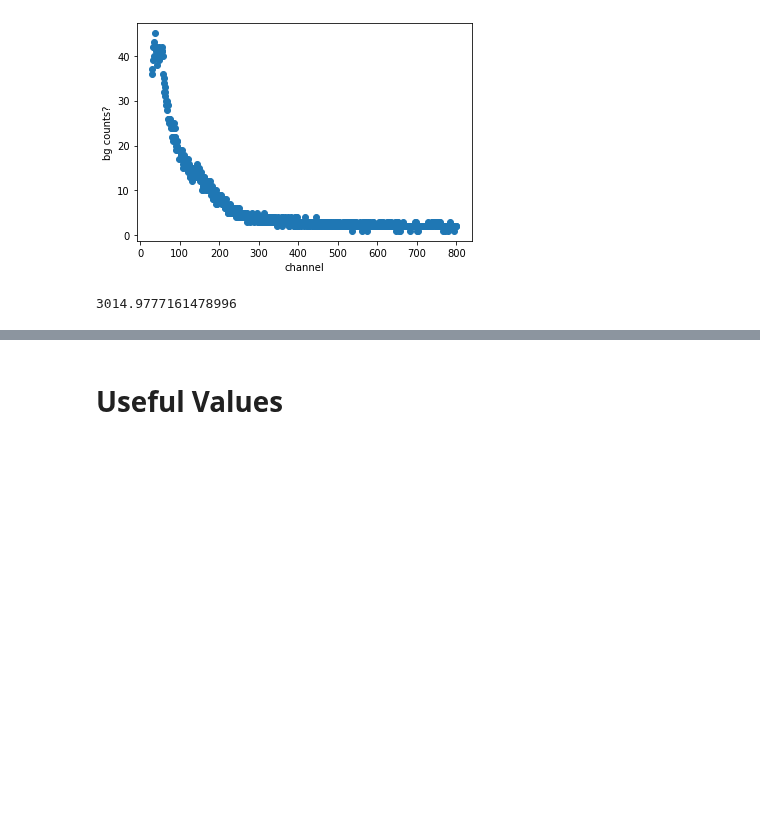
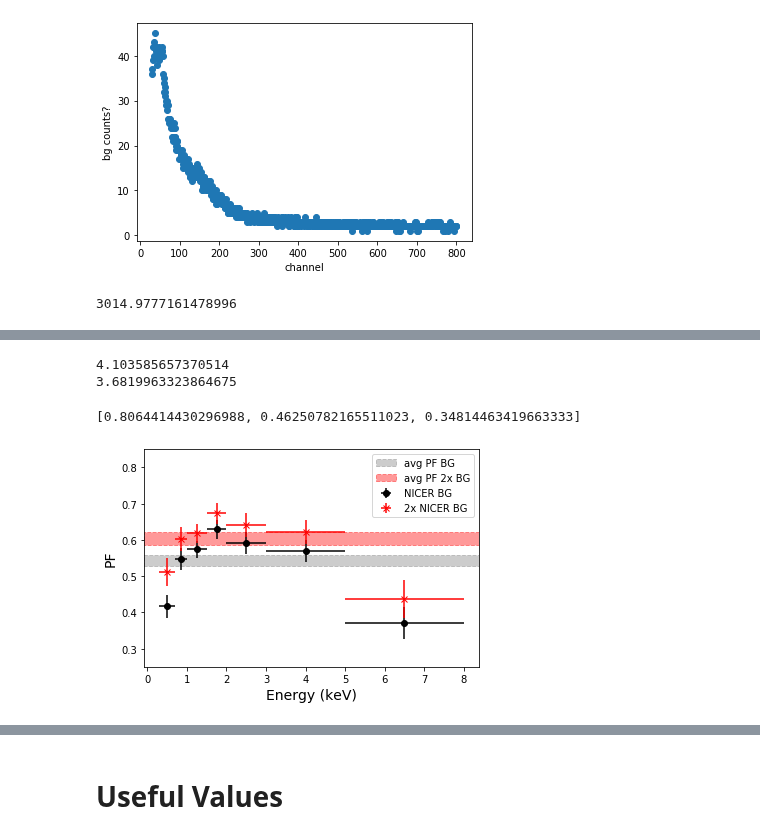
Before and after one commit to lenatreiber/LXP69.5, a Jupyter notebook: newNICER_LXP.ipynb, the cells around one changed output, grey strips where cells are left out. Cells and saved outputs as stored; diff of their text form; code cells hidden in the pictures; blank space fills up the shorter version.

```diff
--- a/newNICER_LXP.ipynb
+++ b/newNICER_LXP.ipynb
@@ -596,0 +340,5 @@ ep3pfnr_g
+# %%
+reload(p)
+ep1pf,ep1pfe = p.pf(ep1,pd,ep1time,bg=True,bgs=ep1pfbg)
+#scale up  bg by 2
+ep1pf_2,ep1pfe_2 = p.pf(ep1,pd,ep1time,bg=True,bgs=ep1pfbg,scale=2)
@@ -596,0 +349,17 @@ ep3pfnr_g
+# %%
+#guesses for each epoch
+reload(p)
+ep1pf_g,ep1pfe_g = p.pf(ep1,pd,ep1time,bg=True,bgs=ep1pfbg,guess=True)
+ep3pf_g,ep3pfe_g = p.pf(ep3,compd,ep3time,bg=True,bgs=ep3pfbg,guess=True)
+# %% [output]
+4.103585657370514
+3.6819963323864675
+# %%
+ep1bg
+# %% [output]
+[0.8064414430296988, 0.46250782165511023, 0.34814463419663333]
+# %%
+#PF 0.3-8.0 keV for each epoch; bg and 2xbg
+reload(p)
+ep1pf_mean = p.spf(ep1,pd,ep1time,bg=True,sbg=ep1pfbg_t)
+ep1pf2_mean = p.spf(ep1,pd,ep1time,bg=True,sbg=ep1pfbg_t,scale=2)
@@ -596,0 +370,18 @@ ep3pfnr_g
+# %%
+#epoch 1
+plt.errorbar([.5,.85,1.25,1.75,2.5,4,6.5],ep1pf,yerr=ep1pfe,xerr=[.2,.15,.25,.25,.5,1,1.5],marker='o',linestyle='none',color='black',label='NICER BG')
+plt.errorbar([.5,.85,1.25,1.75,2.5,4,6.5],ep1pf_2,yerr=ep1pfe_2,xerr=[.2,.15,.25,.25,.5,1,1.5],marker='x',linestyle='none',color='red',label='2x NICER BG')
+# plt.errorbar([.5,.85,1.25,1.75,2.5,4,6.5],ep1pf_g,yerr=ep1pfe_g,xerr=[.2,.15,.25,.25,.5,1,1.5],marker='x',linestyle='none',color='blue',label='2x NICER BG')
+
+plt.xlabel('Energy (keV)',fontsize=14)
+plt.ylabel('PF',fontsize=14)
+
+#plot PF for 0.3-8.0
+plt.axhspan(ep1pf_mean[0]-ep1pf_mean[1],ep1pf_mean[0]+ep1pf_mean[1],color='grey',linestyle='dashed',alpha=.4,label='avg PF BG')
+plt.axhspan(ep1pf2_mean[0]-ep1pf2_mean[1],ep1pf2_mean[0]+ep1pf2_mean[1],color='red',linestyle='dashed',alpha=.4,label='avg PF 2x BG')
+
+plt.ylim(0.25,0.85)
+plt.legend()
+sf('PFep1_2')
+# %% [output]
+[figure, added]
```
Also changed, not shown: parts of 36 cells of this notebook, 1 other file.
